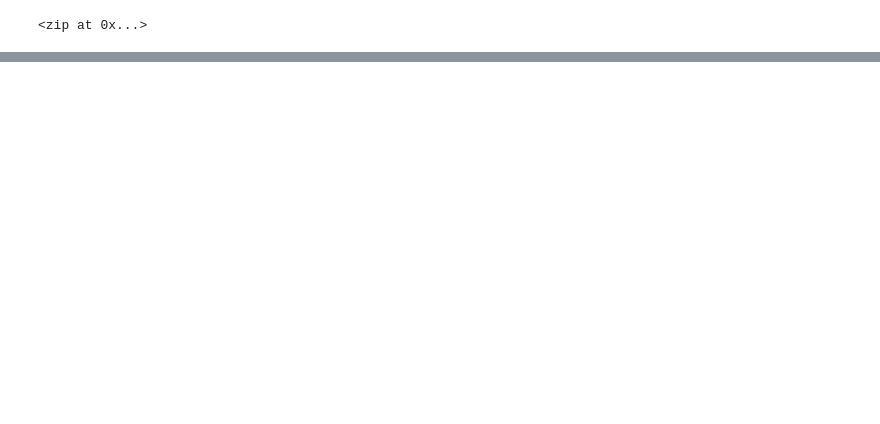
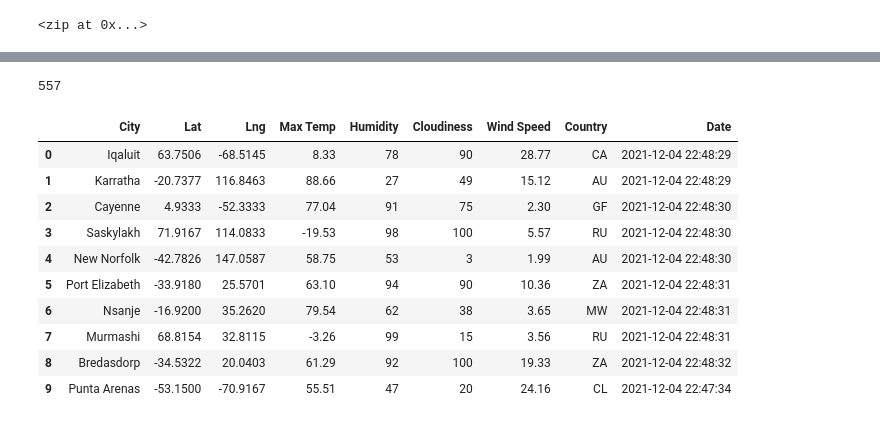
Before and after one commit to AedenG/World_Weather_Analysis, a Jupyter notebook: WeatherPy.ipynb, the cells around one changed output, grey strips where cells are left out. Cells and saved outputs as stored; diff of their text form; code cells hidden in the pictures; blank space fills up the shorter version.

```diff
--- a/WeatherPy.ipynb
+++ b/WeatherPy.ipynb
@@ -33,0 +127,20 @@ len(cities)
+# %%
+len(city_data)
+# %% [output]
+557
+# %%
+# Convert the array of dictionaries to a Pandas DataFrame.
+city_data_df = pd.DataFrame(city_data)
+city_data_df.head(10)
+# %% [output]
+|  | City | Lat | Lng | Max Temp | Humidity | Cloudiness | Wind Speed | Country | Date |
+| 0 | Iqaluit | 63.7506 | -68.5145 | 8.33 | 78 | 90 | 28.77 | CA | 2021-12-04 22:48:29 |
+| 1 | Karratha | -20.7377 | 116.8463 | 88.66 | 27 | 49 | 15.12 | AU | 2021-12-04 22:48:29 |
+| 2 | Cayenne | 4.9333 | -52.3333 | 77.04 | 91 | 75 | 2.30 | GF | 2021-12-04 22:48:30 |
+| 3 | Saskylakh | 71.9167 | 114.0833 | -19.53 | 98 | 100 | 5.57 | RU | 2021-12-04 22:48:30 |
+| 4 | New Norfolk | -42.7826 | 147.0587 | 58.75 | 53 | 3 | 1.99 | AU | 2021-12-04 22:48:30 |
+| 5 | Port Elizabeth | -33.9180 | 25.5701 | 63.10 | 94 | 90 | 10.36 | ZA | 2021-12-04 22:48:31 |
+| 6 | Nsanje | -16.9200 | 35.2620 | 79.54 | 62 | 38 | 3.65 | MW | 2021-12-04 22:48:31 |
+| 7 | Murmashi | 68.8154 | 32.8115 | -3.26 | 99 | 15 | 3.56 | RU | 2021-12-04 22:48:31 |
+| 8 | Bredasdorp | -34.5322 | 20.0403 | 61.29 | 92 | 100 | 19.33 | ZA | 2021-12-04 22:48:32 |
+| 9 | Punta Arenas | -53.1500 | -70.9167 | 55.51 | 47 | 20 | 24.16 | CL | 2021-12-04 22:47:34 |
```
Also changed, not shown: parts of 8 cells of this notebook, 2 other files.
